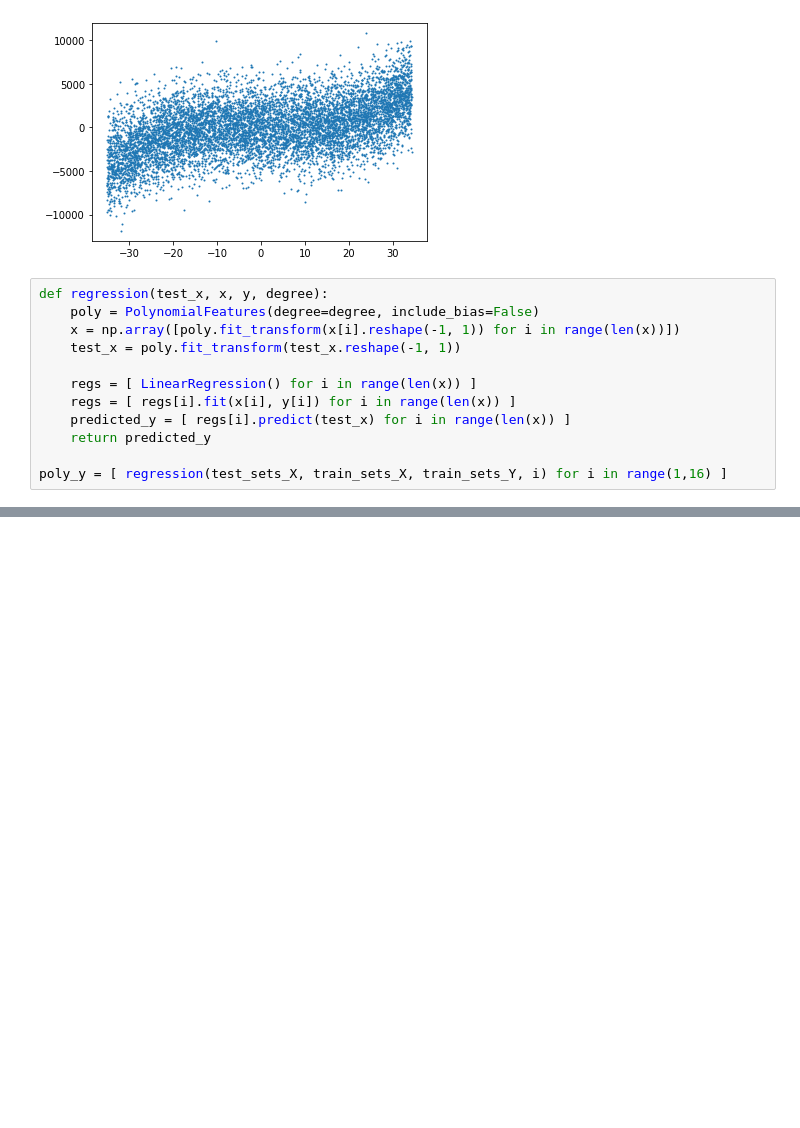
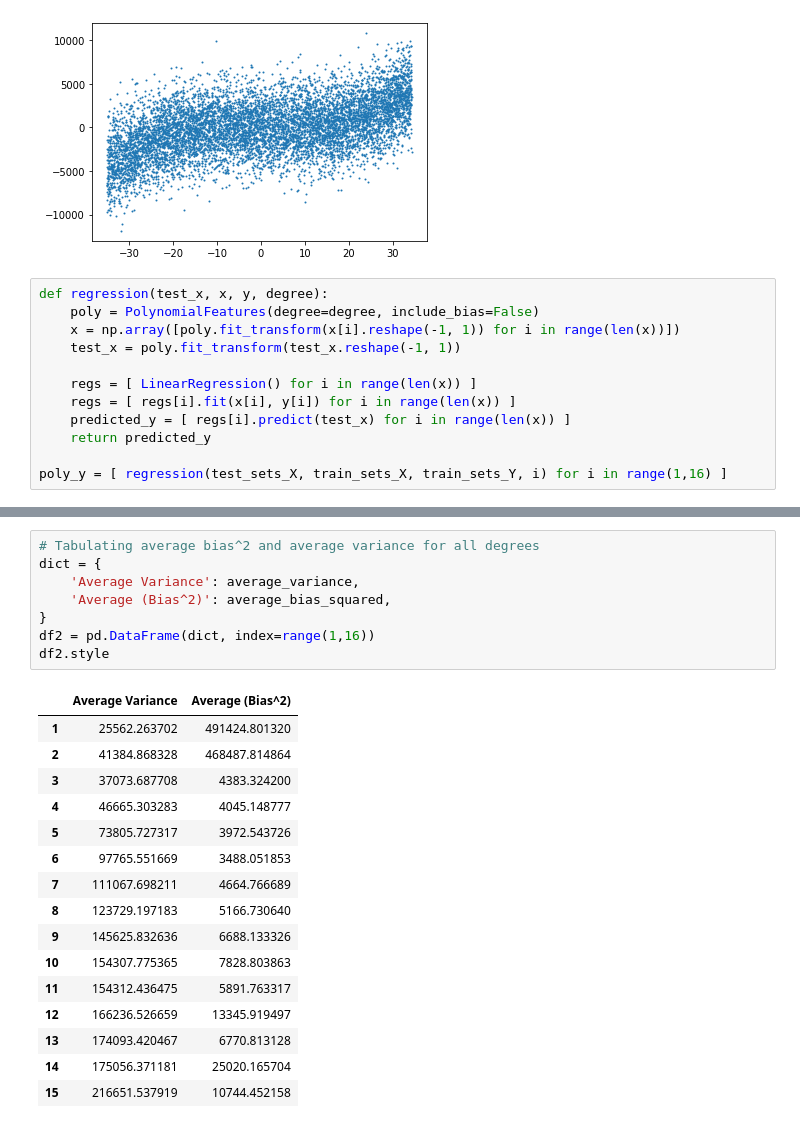
Before and after one commit to ShreyasRevankar/Polynomial-Regression, a Jupyter notebook: 1_assgn1/updated_code.ipynb, the cells around one changed output, grey strips where cells are left out. Drawn from its saved outputs; the diff is of its cells as text; blank space fills up the shorter version.

```diff
--- a/1_assgn1/updated_code.ipynb
+++ b/1_assgn1/updated_code.ipynb
@@ -61,0 +86,25 @@ plt.show()
+# %%
+# Tabulating average bias^2 and average variance for all degrees
+dict = {
+    'Average Variance': average_variance,
+    'Average (Bias^2)': average_bias_squared,
+}
+df2 = pd.DataFrame(dict, index=range(1,16))
+df2.style
+# %% [output]
+|  | Average Variance | Average (Bias^2) |
+| 1 | 25562.263702 | 491424.801320 |
+| 2 | 41384.868328 | 468487.814864 |
+| 3 | 37073.687708 | 4383.324200 |
+| 4 | 46665.303283 | 4045.148777 |
+| 5 | 73805.727317 | 3972.543726 |
+| 6 | 97765.551669 | 3488.051853 |
+| 7 | 111067.698211 | 4664.766689 |
+| 8 | 123729.197183 | 5166.730640 |
+| 9 | 145625.832636 | 6688.133326 |
+| 10 | 154307.775365 | 7828.803863 |
+| 11 | 154312.436475 | 5891.763317 |
+| 12 | 166236.526659 | 13345.919497 |
+| 13 | 174093.420467 | 6770.813128 |
+| 14 | 175056.371181 | 25020.165704 |
+| 15 | 216651.537919 | 10744.452158 |
```
Also changed, not shown: parts of 5 cells of this notebook.
